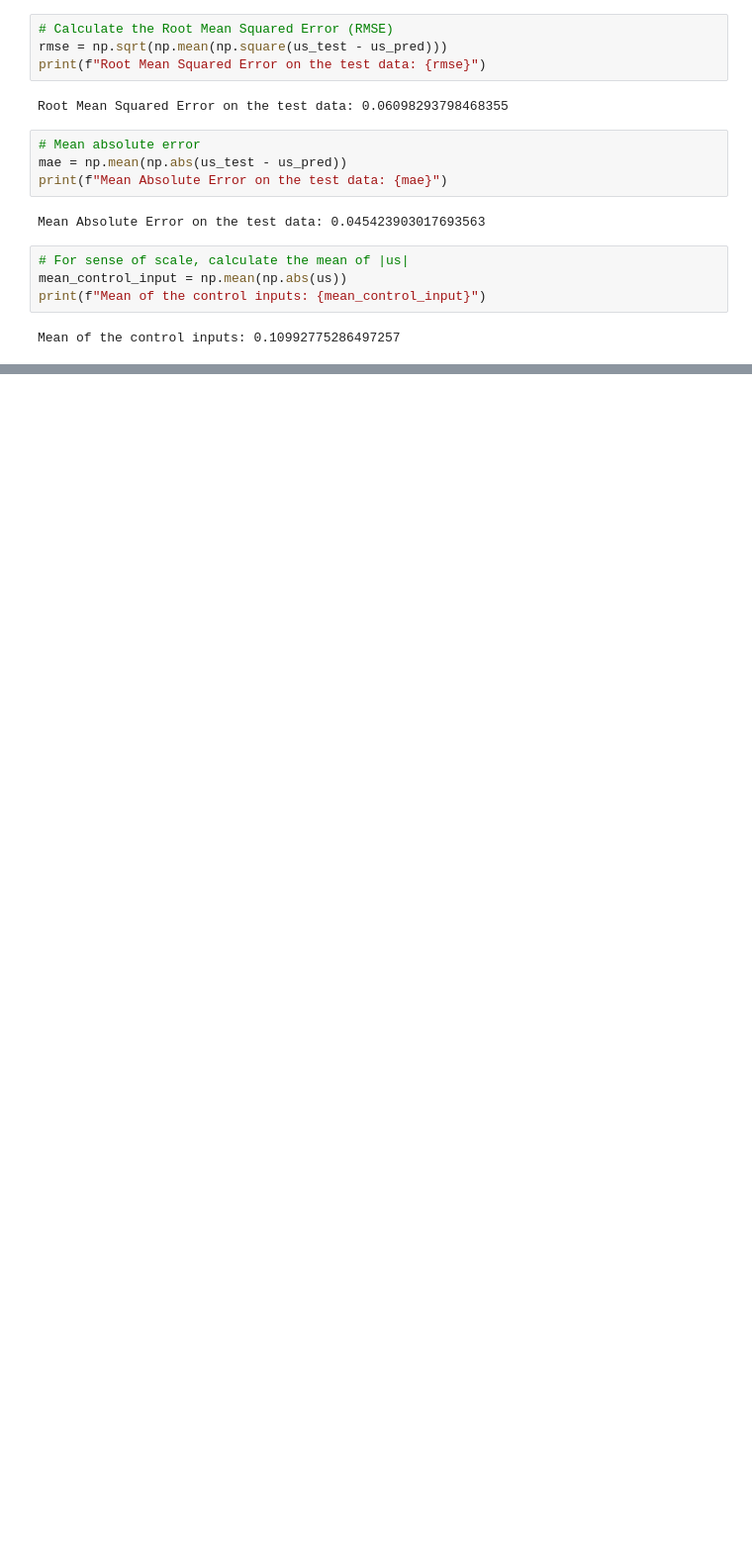
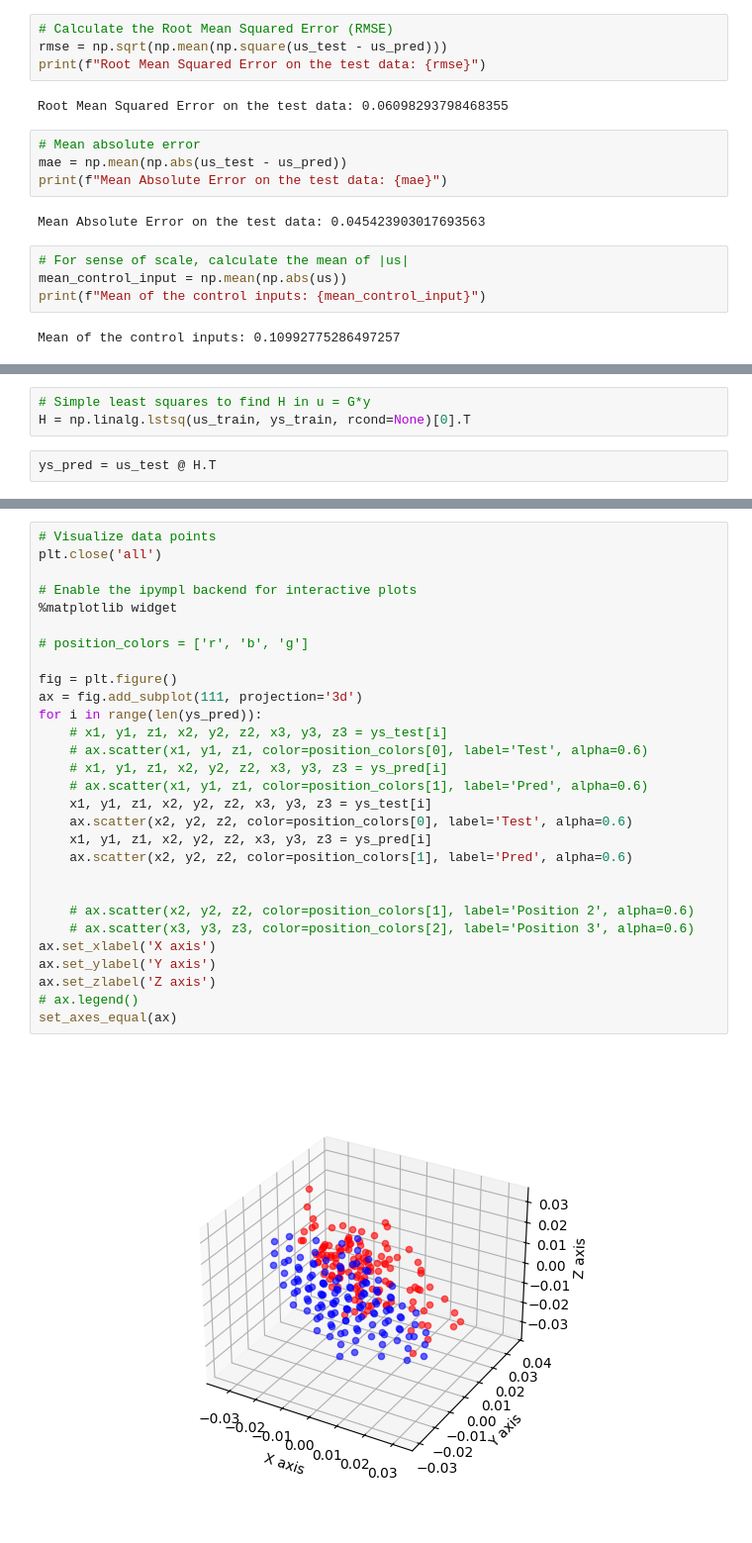
Before and after one commit to hbuurmei/asl_trunk, a Jupyter notebook: scripts/ik_regression.ipynb, the cells around one changed output, grey strips where cells are left out. Shown: that part at 99% size. Saved outputs shown, nothing was run; the diff lists cells and outputs as text; blank space fills up the shorter version.

```diff
--- a/scripts/ik_regression.ipynb
+++ b/scripts/ik_regression.ipynb
@@ -126,0 +131,5 @@ Mean of the control inputs: 0.10992775286497257
+# %%
+# Simple least squares to find H in u = G*y
+H = np.linalg.lstsq(us_train, ys_train, rcond=None)[0].T
+# %%
+ys_pred = us_test @ H.T
@@ -126,0 +145,31 @@ Mean of the control inputs: 0.10992775286497257
+# %%
+# Visualize data points
+plt.close('all')
+
+# Enable the ipympl backend for interactive plots
+%matplotlib widget
+
+# position_colors = ['r', 'b', 'g']
+
+fig = plt.figure()
+ax = fig.add_subplot(111, projection='3d')
+for i in range(len(ys_pred)):
+    # x1, y1, z1, x2, y2, z2, x3, y3, z3 = ys_test[i]
+    # ax.scatter(x1, y1, z1, color=position_colors[0], label='Test', alpha=0.6)
+    # x1, y1, z1, x2, y2, z2, x3, y3, z3 = ys_pred[i]
+    # ax.scatter(x1, y1, z1, color=position_colors[1], label='Pred', alpha=0.6)
+    x1, y1, z1, x2, y2, z2, x3, y3, z3 = ys_test[i]
+    ax.scatter(x2, y2, z2, color=position_colors[0], label='Test', alpha=0.6)
+    x1, y1, z1, x2, y2, z2, x3, y3, z3 = ys_pred[i]
+    ax.scatter(x2, y2, z2, color=position_colors[1], label='Pred', alpha=0.6)
+
+
+    # ax.scatter(x2, y2, z2, color=position_colors[1], label='Position 2', alpha=0.6)
+    # ax.scatter(x3, y3, z3, color=position_colors[2], label='Position 3', alpha=0.6)
+ax.set_xlabel('X axis')
+ax.set_ylabel('Y axis')
+ax.set_zlabel('Z axis')
+# ax.legend()
+set_axes_equal(ax)
+# %% [output]
+[figure, added]
```
Also changed, not shown: parts of 4 cells of this notebook.
